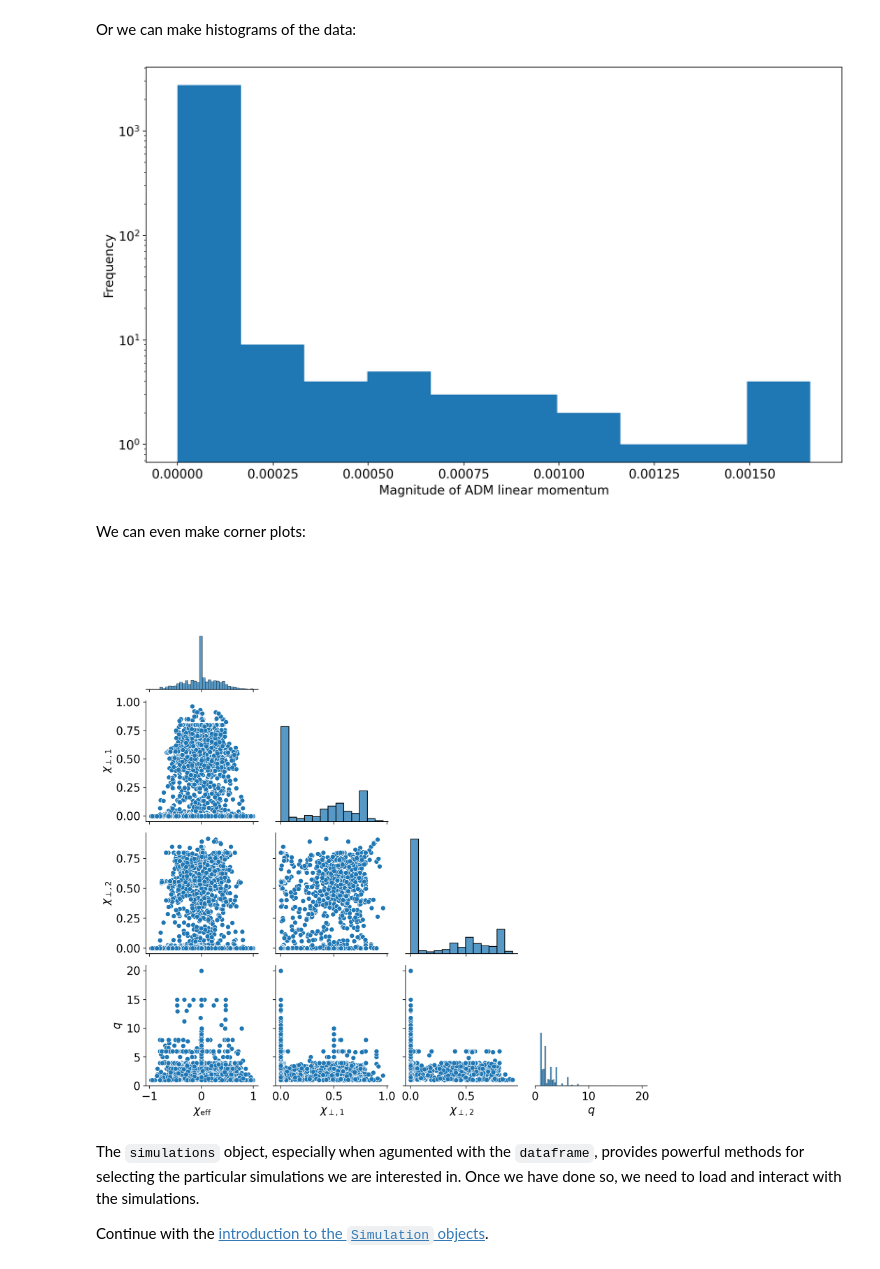
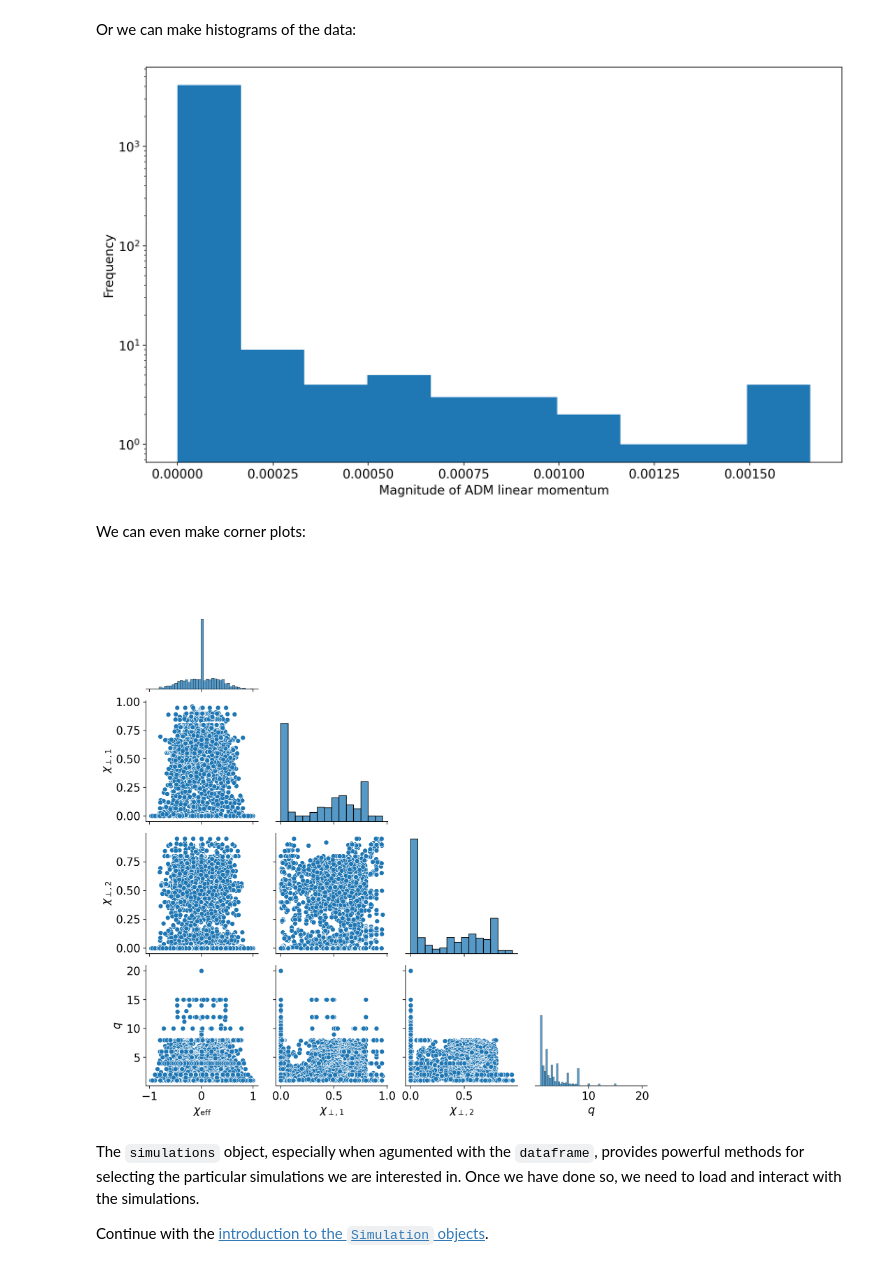
Before and after one commit to sxs-collaboration/sxs, a Jupyter notebook: docs/tutorials/01-Catalog_Dataframe.ipynb, the cells around one changed output. Cells and saved outputs as stored; diff of their text form; code cells hidden in the pictures.

```diff
--- a/docs/tutorials/01-Catalog_Dataframe.ipynb
+++ b/docs/tutorials/01-Catalog_Dataframe.ipynb
@@ -138,2 +44,0 @@ The widely used `pandas` package is designed for precisely this application: ana
-# %%
-df = simulations.dataframe
@@ -341,24 +246,24 @@ plt.ylabel(r"$\chi_\mathrm{eff}$");
 # %% [markdown]
 Or we can make histograms of the data:
 # %%
-BHBH["initial_ADM_linear_momentum_mag"].plot.hist(log=True)
+df.BBH["initial_ADM_linear_momentum_mag"].plot.hist(log=True)
 plt.xlabel(r"Magnitude of ADM linear momentum");
 # %% [output]
-[figure, old version]
+[figure, new version]
 # %% [markdown]
 We can even make corner plots:
 # %%
 import seaborn as sns
 
 pp = sns.pairplot(
-    BHBH[["reference_chi_eff", "reference_chi1_perp", "reference_chi2_perp", "reference_mass_ratio"]].dropna(),
+    df.BBH[["reference_chi_eff", "reference_chi1_perp", "reference_chi2_perp", "reference_mass_ratio"]].dropna(),
     corner=True,
 )
 pp.y_vars = [r"$\chi_{\mathrm{eff}}$", r"$\chi_{\perp,1}$", r"$\chi_{\perp,2}$", r"$q$"]
 pp.x_vars = pp.y_vars
 pp._add_axis_labels()
 # %% [output]
-[figure, old version]
+[figure, new version]
 # %% [markdown]
 The `simulations` object, especially when agumented with the `dataframe`, provides powerful methods for selecting the particular simulations we are interested in.  Once we have done so, we need to load and interact with the simulations.
 
```
Also changed, not shown: parts of 40 cells of this notebook, 1 other file.
